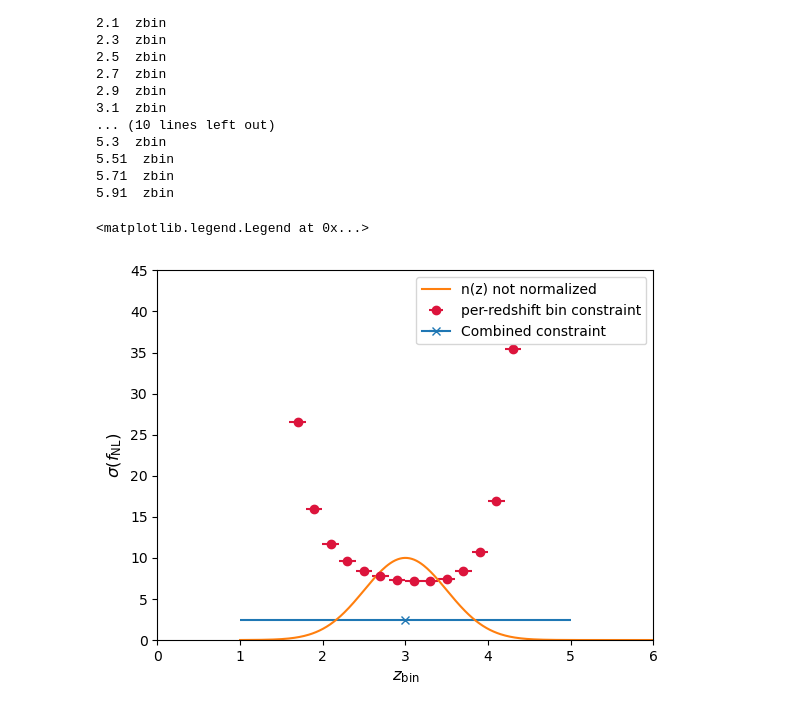
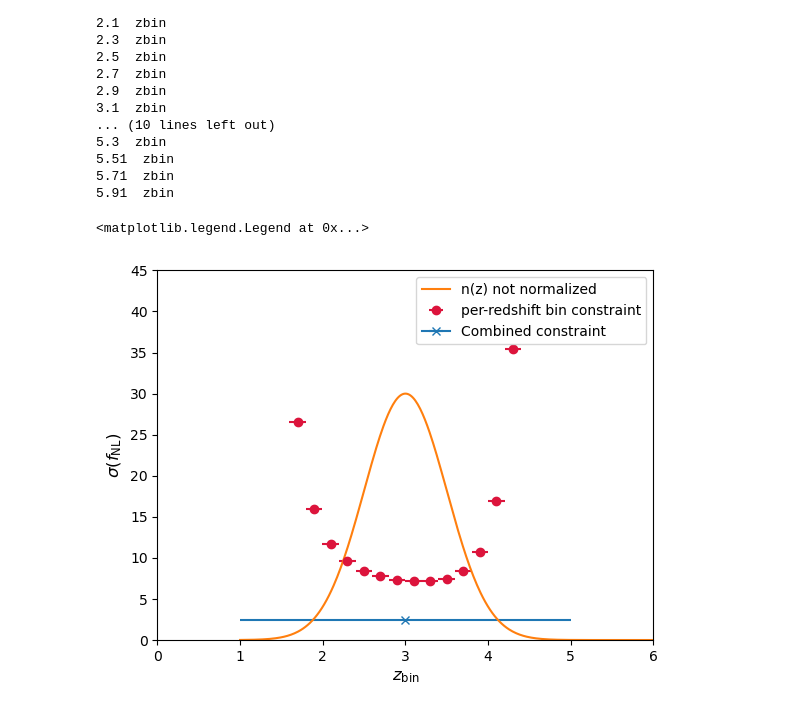
Before and after one commit to WST-Cosmology/WP221_Target_selection, a Jupyter notebook: forecasts/Forecasting_local_png_example.ipynb, the cells around one changed output. Drawn from its saved outputs; the diff is of its cells as text; code cells hidden in the pictures.

```diff
--- a/forecasts/Forecasting_local_png_example.ipynb
+++ b/forecasts/Forecasting_local_png_example.ipynb
@@ -55,14 +55,14 @@ A,B,c,d=fisher_matrix_local_png.sigma_fnl_single_tracer(zarray,nz,bz,Area,N_degm
 # %%
 plt.figure(dpi=100)
 plt.errorbar(A,B,xerr=0.1,marker='o',linestyle='',color='crimson',label = 'per-redshift bin constraint')
 plt.errorbar(c,d,xerr=[c-zarray[0]],marker='x', label = 'Combined constraint')
 plt.ylabel(r'$\sigma(f_{\rm NL})$',fontsize=12)
 plt.xlabel(r'$z_{\rm bin}$',fontsize=12)
 #plt.yscale('log')
 plt.ylim(0,45)
 plt.xlim(0, 6)
-plt.plot(zarray, nz*10, label = 'n(z) not normalized')
+plt.plot(zarray, nz*30, label = 'n(z) not normalized')
 plt.legend()
 # %% [output]
 <matplotlib.legend.Legend at 0x...>
-[figure, old version]
+[figure, new version]
```
Also changed, not shown: parts of 3 cells of this notebook, 22 other files.
